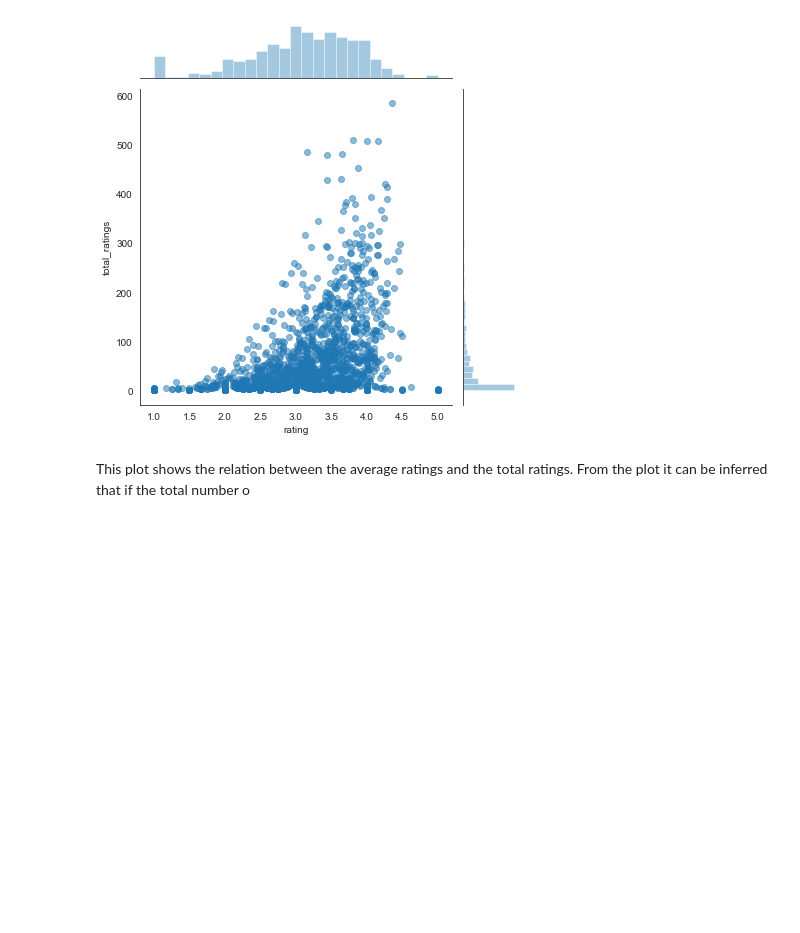
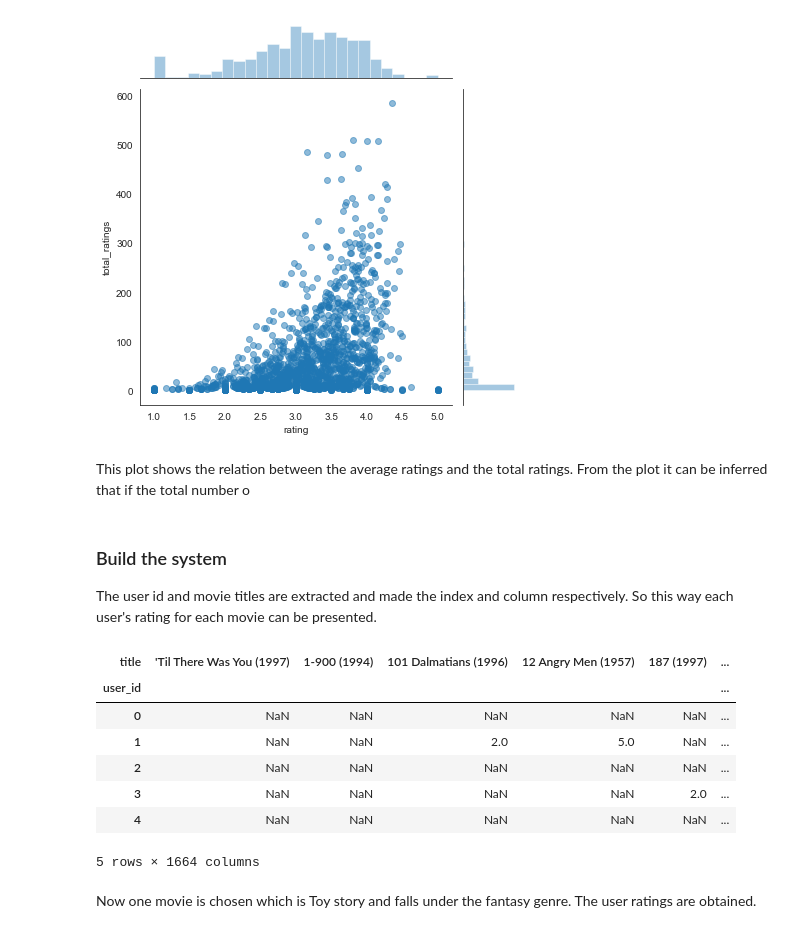
Before and after one commit to jayashree8/Python_recommender_systems, a Jupyter notebook: Item similarity recommendation.ipynb, the cells around one changed output. Saved outputs shown, nothing was run; the diff lists cells and outputs as text; code cells hidden in the pictures; blank space fills up the shorter version.

```diff
--- a/Item similarity recommendation.ipynb
+++ b/Item similarity recommendation.ipynb
@@ -100,3 +100,21 @@ sns.jointplot(x='rating',y='total_ratings',data=ratings,alpha=0.5)
 [figure]
 # %% [markdown]
 This plot shows the relation between the average ratings and the total ratings. From the plot it can be inferred that if the total number o
+# %% [markdown]
+### Build the system
+
+The user id and movie titles are extracted and made the index and column respectively. So this way each user's rating for each movie can be presented.
+# %%
+final_df = df.pivot_table(index='user_id',columns='title',values='rating')
+final_df.head()
+# %% [output]
+| title | 'Til There Was You (1997) | 1-900 (1994) | 101 Dalmatians (1996) | 12 Angry Men (1957) | 187 (1997) | ... |
+| user_id |  |  |  |  |  | ... |
+| 0 | NaN | NaN | NaN | NaN | NaN | ... |
+| 1 | NaN | NaN | 2.0 | 5.0 | NaN | ... |
+| 2 | NaN | NaN | NaN | NaN | NaN | ... |
+| 3 | NaN | NaN | NaN | NaN | 2.0 | ... |
+| 4 | NaN | NaN | NaN | NaN | NaN | ... |
+5 rows × 1664 columns
+# %% [markdown]
+Now one movie is chosen which is Toy story and falls under the fantasy genre. The user ratings are obtained.
```
Also changed, not shown: parts of 11 cells of this notebook.
